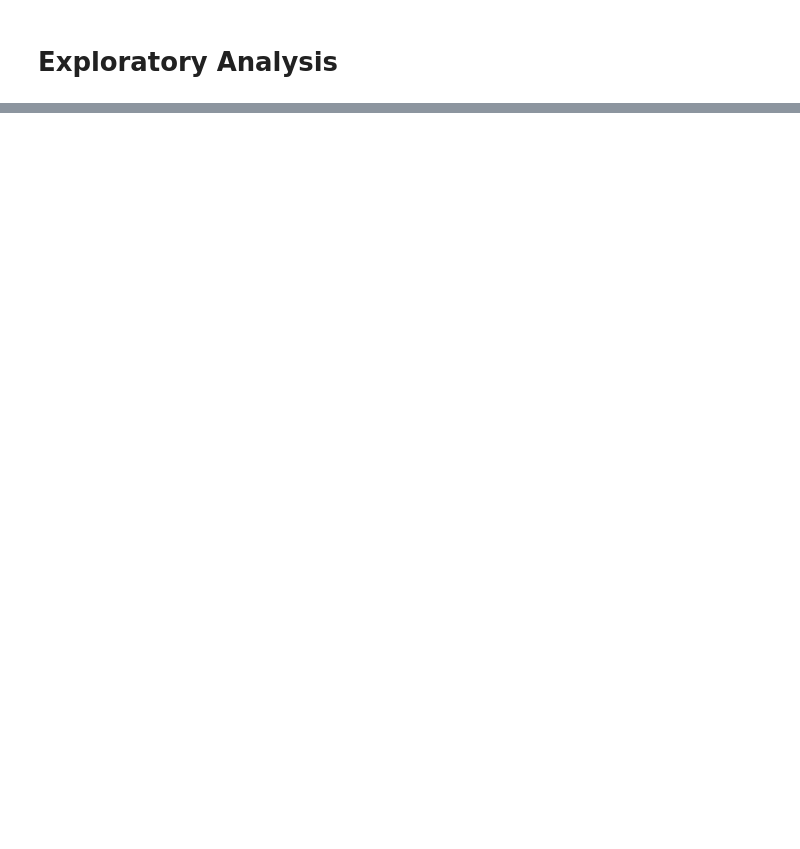
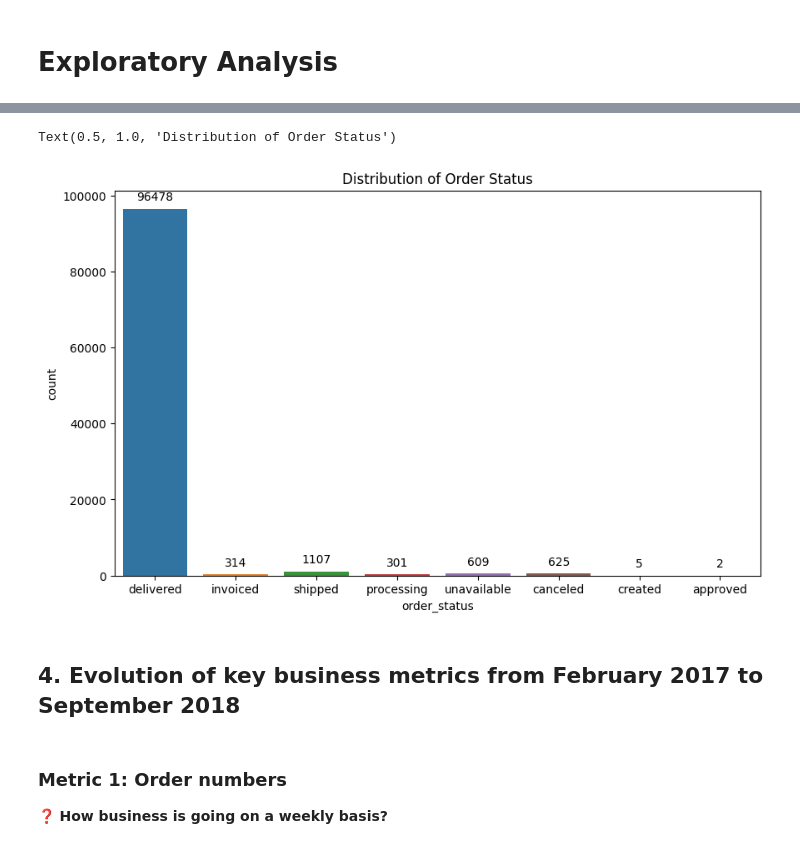
Before and after one commit to Kaaykun/OlistAnalysis, a Jupyter notebook: notebooks/02_exploratory_analysis.ipynb, the cells around one changed output, grey strips where cells are left out. Drawn from its saved outputs; the diff is of its cells as text; code cells hidden in the pictures; blank space fills up the shorter version.

```diff
--- a/notebooks/02_exploratory_analysis.ipynb
+++ b/notebooks/02_exploratory_analysis.ipynb
@@ -148,0 +126,17 @@ git push origin master
+# %%
+plt.figure(figsize = (10,6))
+ax = sns.countplot(data = data['orders'], x = 'order_status')
+
+for p in ax.patches:
+    ax.annotate(f'{p.get_height()}', (p.get_x() + p.get_width() / 2., p.get_height()),
+                ha='center', va='center', xytext=(0, 10), textcoords='offset points')
+
+plt.title('Distribution of Order Status')
+# %% [output]
+Text(0.5, 1.0, 'Distribution of Order Status')
+[figure, added]
+# %% [markdown]
+## 4. Evolution of key business metrics from February 2017 to September 2018
+# %% [markdown]
+### Metric 1: Order numbers
+❓ **How business is going on a weekly basis?**
```
Also changed, not shown: parts of 70 cells of this notebook, 16 other files.
